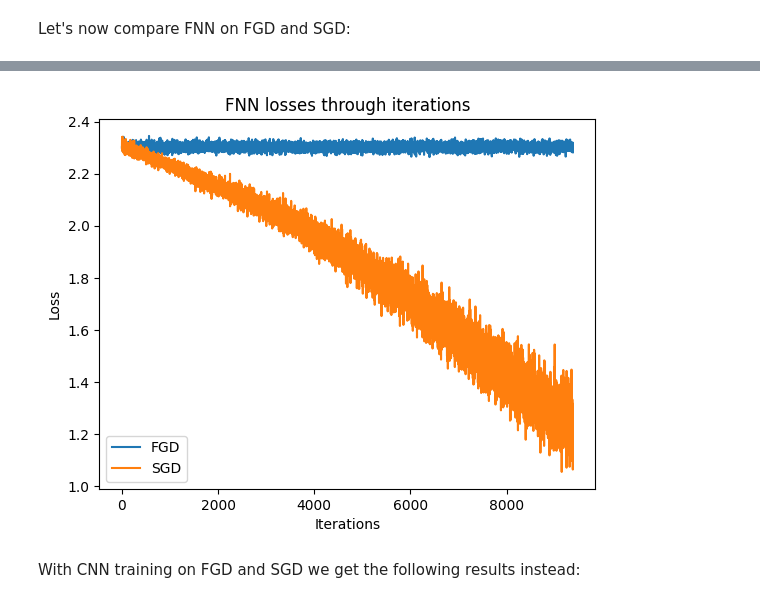
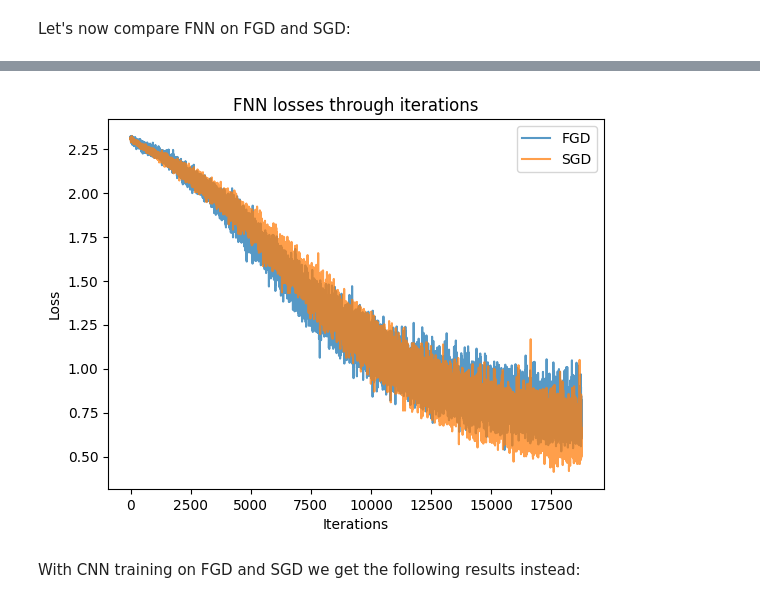
Before and after one commit to luigi-ga/GradientsWithoutBackpropagation, a Jupyter notebook: fwdgrad.ipynb, the cells around one changed output, grey strips where cells are left out. Cells and saved outputs as stored; diff of their text form; code cells hidden in the pictures.

```diff
--- a/fwdgrad.ipynb
+++ b/fwdgrad.ipynb
@@ -250,16 +261,17 @@ def train_fgd(model, train_loader, num_epochs=20, learning_rate=2e-4, input_size
                 loss, jvp = functorch.jvp(f, (tuple(params),), (v_params,))
                 losses.append(loss)
                 # Decay learning rate
-                l_rate = learning_rate * np.exp(-(i+epoch*batch_size*1e-4))
+                l_rate = learning_rate * np.exp(-((i+epoch*len(train_loader))*1e-4))
                 # For each parameter
                 for j, p in enumerate(params):
                     # Compute forward gradient
                     g = jvp * v_params[j]
                     # Parameters update
-                    p = p - l_rate * g
+                    p.sub_(l_rate * g)
                 # Print the statistics
                 if (i+1) % batch_size == 0:
-                    print (f'Epoch [{epoch+1}/{num_epochs}], Step [{i+1}/{len(train_loader)}], Loss: {loss}')
+                    print (f'Epoch [{epoch+1}/{num_epochs}], Step [{i+1}/{len(train_loader)}], ' +
+                           f'Iteraion [{i+epoch*len(train_loader)}/{len(train_loader)*num_epochs}], Loss: {loss}')
     print('Finished FGD Training')
     return losses
 
@@ -297,14 +309,14 @@ def train_sgd(model, train_loader, num_epochs=20, learning_rate=2e-4, input_size
 Let's now compare FNN on FGD and SGD:
 # %%
 # Train FNN with FGD
-fnn_fgd = train_fgd(FNN(), train_loader=train_loader, num_epochs=10)
+fnn_fgd = train_fgd(FNN(), train_loader=train_loader, num_epochs=20)
 # Train FNN with SGD
-fnn_sgd = train_sgd(FNN(), train_loader=train_loader, num_epochs=10)
+fnn_sgd = train_sgd(FNN(), train_loader=train_loader, num_epochs=20)
 
 # Plot FNN results
 plt.title("FNN losses through iterations")
-plt.plot(fnn_fgd, label='FGD')
-plt.plot(fnn_sgd, label='SGD')
+plt.plot(fnn_fgd, label='FGD', alpha=0.75)
+plt.plot(fnn_sgd, label='SGD', alpha=0.75)
 
 plt.xlabel("Iterations")
 plt.ylabel("Loss")
@@ -331,4 +326,4 @@ Finished SGD Training
-[figure, old version]
+[figure, new version]
 # %% [markdown]
 With CNN training on FGD and SGD we get the following results instead:
 # %%
```
Also changed, not shown: parts of 8 cells of this notebook.
